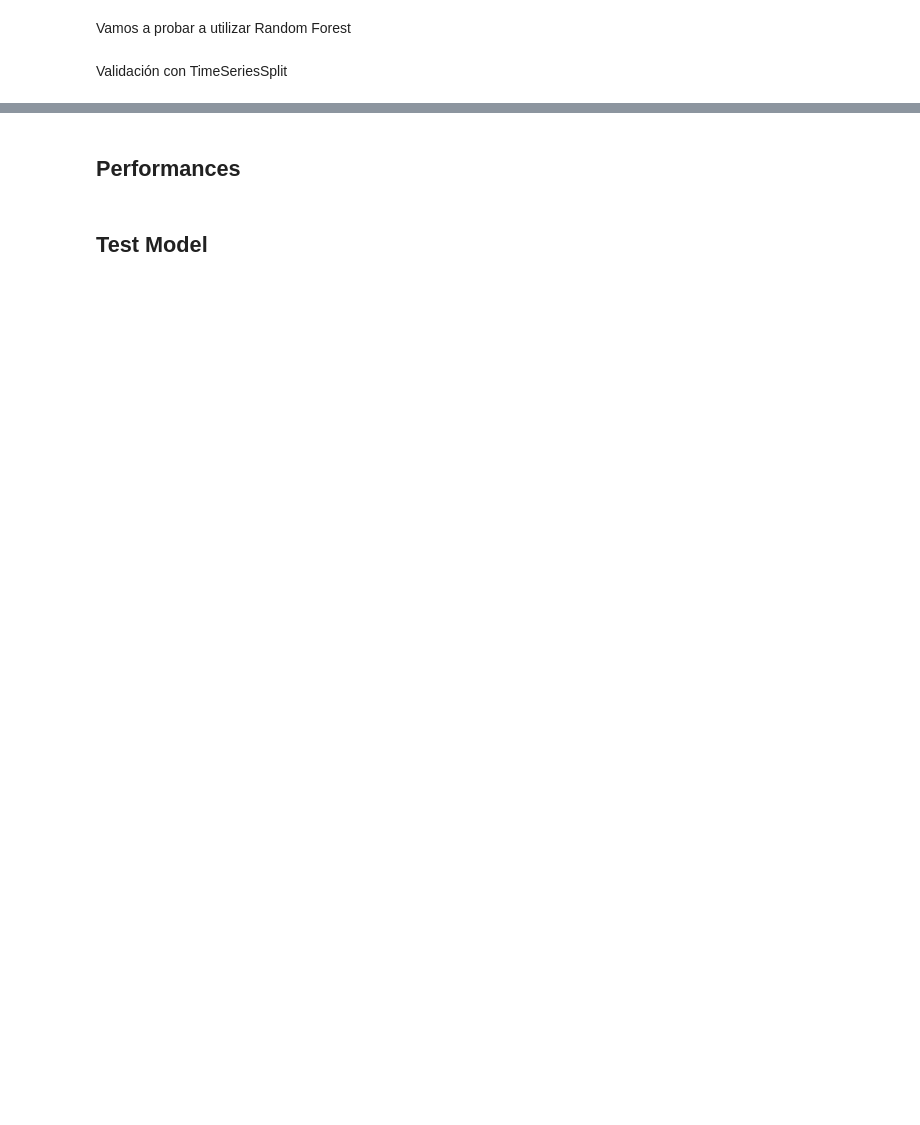
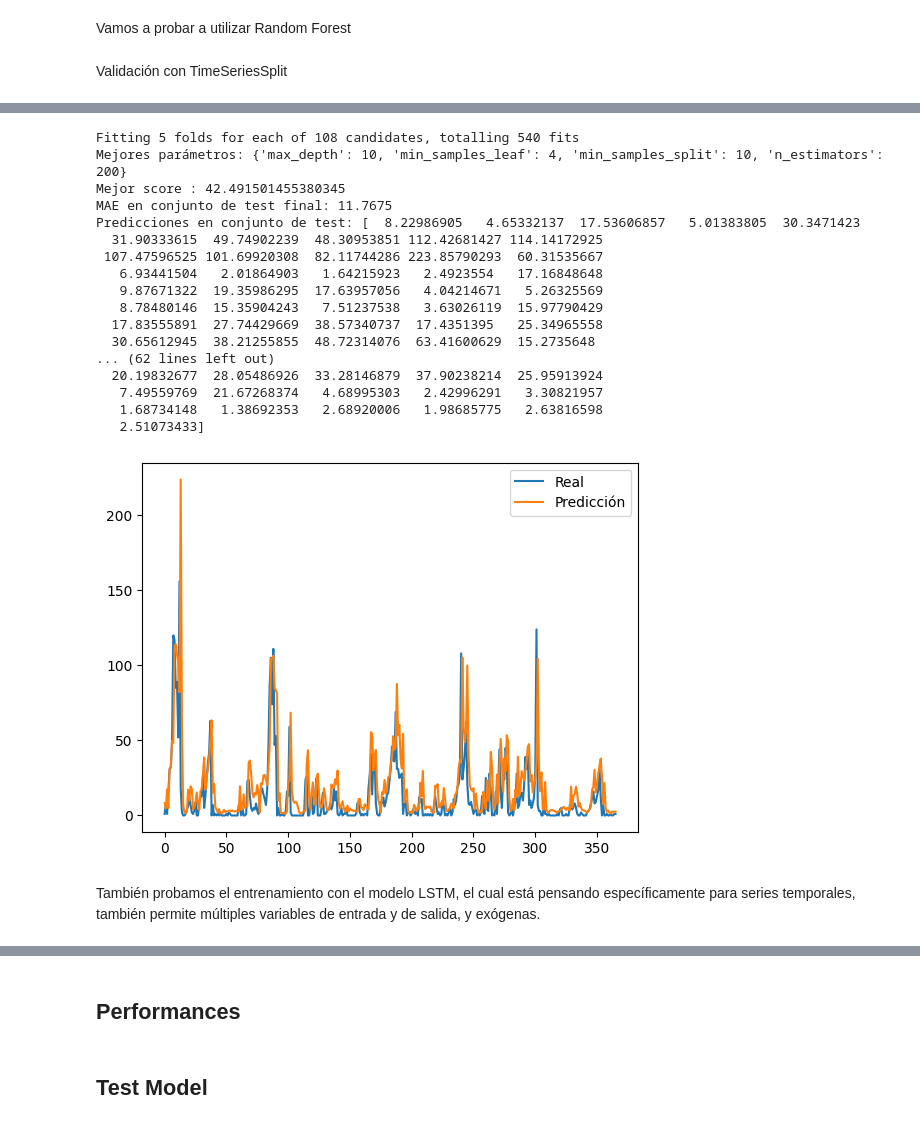
Before and after one commit to JozsefIvanGafo/4-Year-Q1-iao-project-Prediction-of-Forest-fires-in-Galicia-Spain2024-UC3M, a Jupyter notebook: prediction_time_series.ipynb, the cells around one changed output, grey strips where cells are left out. Cells and saved outputs as stored; diff of their text form; code cells hidden in the pictures; blank space fills up the shorter version.

Commit message:
time series: añadir lstm (lo del domingo)
Co-authored-by: 100462832 <100462832@users.noreply.github.com>

```diff
--- a/prediction_time_series.ipynb
+++ b/prediction_time_series.ipynb
@@ -320,0 +185,69 @@ MAE en conjunto de test final: 11.7675
+# %%
+from sklearn.ensemble import RandomForestRegressor
+from sklearn.model_selection import GridSearchCV, TimeSeriesSplit
+from sklearn.metrics import mean_absolute_error
+import numpy as np
+
+# Definir el modelo base
+rf = RandomForestRegressor(random_state=42)
+
+# Definir el parámetro de búsqueda
+param_grid = {
+    'n_estimators': [50, 100, 200],  # Número de árboles en el bosque
+    'max_depth': [None, 10, 20, 30],  # Profundidad máxima del árbol
+    'min_samples_split': [2, 5, 10],  # Mínimo de muestras para dividir un nodo
+    'min_samples_leaf': [1, 2, 4],    # Mínimo de muestras en una hoja
+}
+
+# Configurar TimeSeriesSplit
+n_splits = 5  # Número de divisiones para validación
+tscv = TimeSeriesSplit(n_splits=n_splits)
+
+# Configurar GridSearchCV con TimeSeriesSplit
+grid_search = GridSearchCV(estimator=rf, param_grid=param_grid, cv=tscv, scoring='neg_mean_absolute_error', n_jobs=-1, verbose=2)
+
+# Ajustar el GridSearchCV a los datos de entrenamiento
+grid_search.fit(X_train, y_train)
+
+# Mejor conjunto de hiperparámetros
+print(f"Mejores parámetros: {grid_search.best_params_}")
+print(f"Mejor score : {-grid_search.best_score_}")
+
+# Mejor modelo después de la búsqueda
+best_rf_1 = grid_search.best_estimator_
+
+# Predecir en el conjunto de test
+y_pred_test = best_rf_1.predict(X_test)
+
+# Evaluar en el conjunto de test final
+final_mae = mean_absolute_error(y_test, y_pred_test)
+
+# Resultados
+print(f"MAE en conjunto de test final: {final_mae:.4f}")
+# print(f"Predicciones en conjunto de test: {y_pred_test}")
+
+plt.plot(y_test, label="Real")
+plt.plot(y_pred_test, label="Predicción")
+plt.legend()
+plt.show()
+# %% [output]
+Fitting 5 folds for each of 108 candidates, totalling 540 fits
+Mejores parámetros: {'max_depth': 10, 'min_samples_leaf': 4, 'min_samples_split': 10, 'n_estimators': 200}
+Mejor score : 42.491501455380345
+MAE en conjunto de test final: 11.7675
+Predicciones en conjunto de test: [  8.22986905   4.65332137  17.53606857   5.01383805  30.3471423
+  31.90333615  49.74902239  48.30953851 112.42681427 114.14172925
+ 107.47596525 101.69920308  82.11744286 223.85790293  60.31535667
+   6.93441504   2.01864903   1.64215923   2.4923554   17.16848648
+   9.87671322  19.35986295  17.63957056   4.04214671   5.26325569
+   8.78480146  15.35904243   7.51237538   3.63026119  15.97790429
+  17.83555891  27.74429669  38.57340737  17.4351395   25.34965558
+  30.65612945  38.21255855  48.72314076  63.41600629  15.2735648
+... (62 lines left out)
+  20.19832677  28.05486926  33.28146879  37.90238214  25.95913924
+   7.49559769  21.67268374   4.68995303   2.42996291   3.30821957
+   1.68734148   1.38692353   2.68920006   1.98685775   2.63816598
+   2.51073433]
+[figure, added]
+# %% [markdown]
+También probamos el entrenamiento con el modelo LSTM, el cual está pensando específicamente para series temporales, también permite múltiples variables de entrada y de salida, y exógenas.
```
Also changed, not shown: parts of 11 cells of this notebook.
